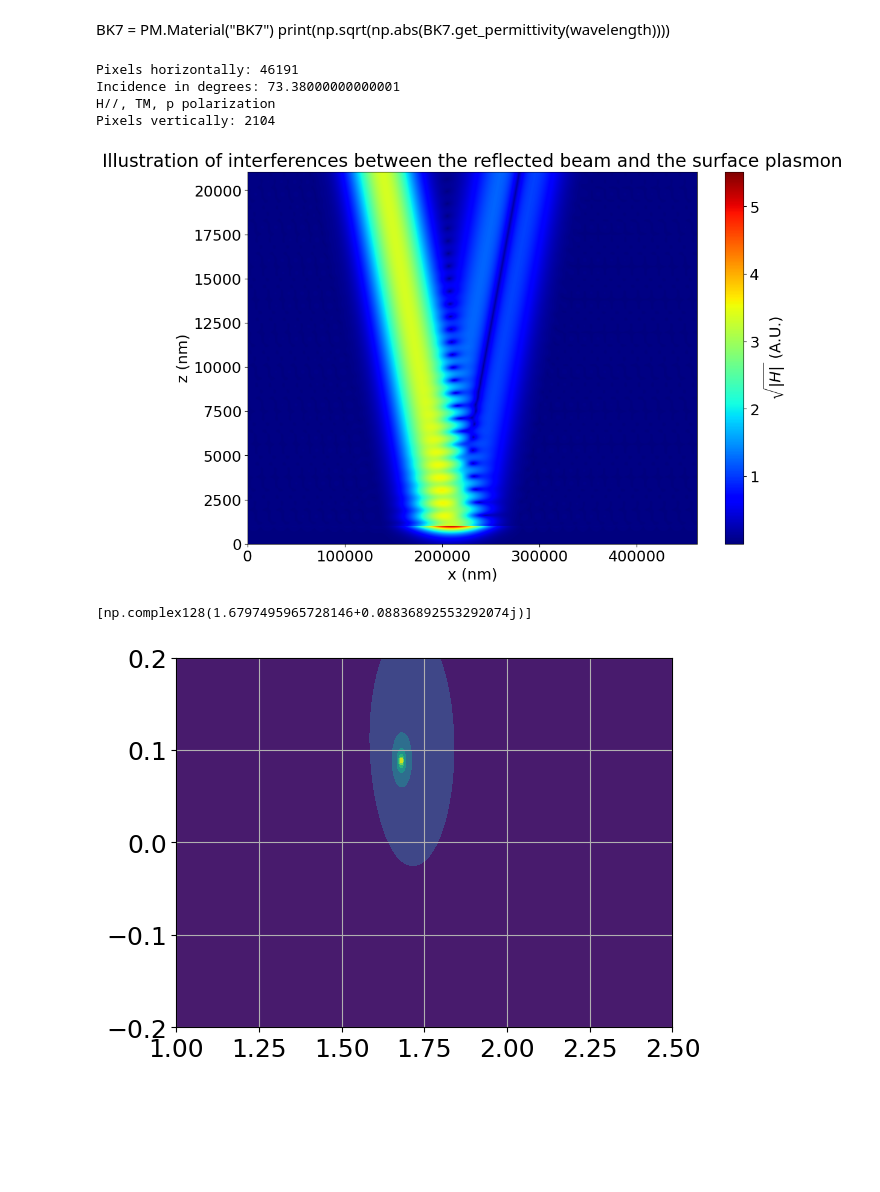
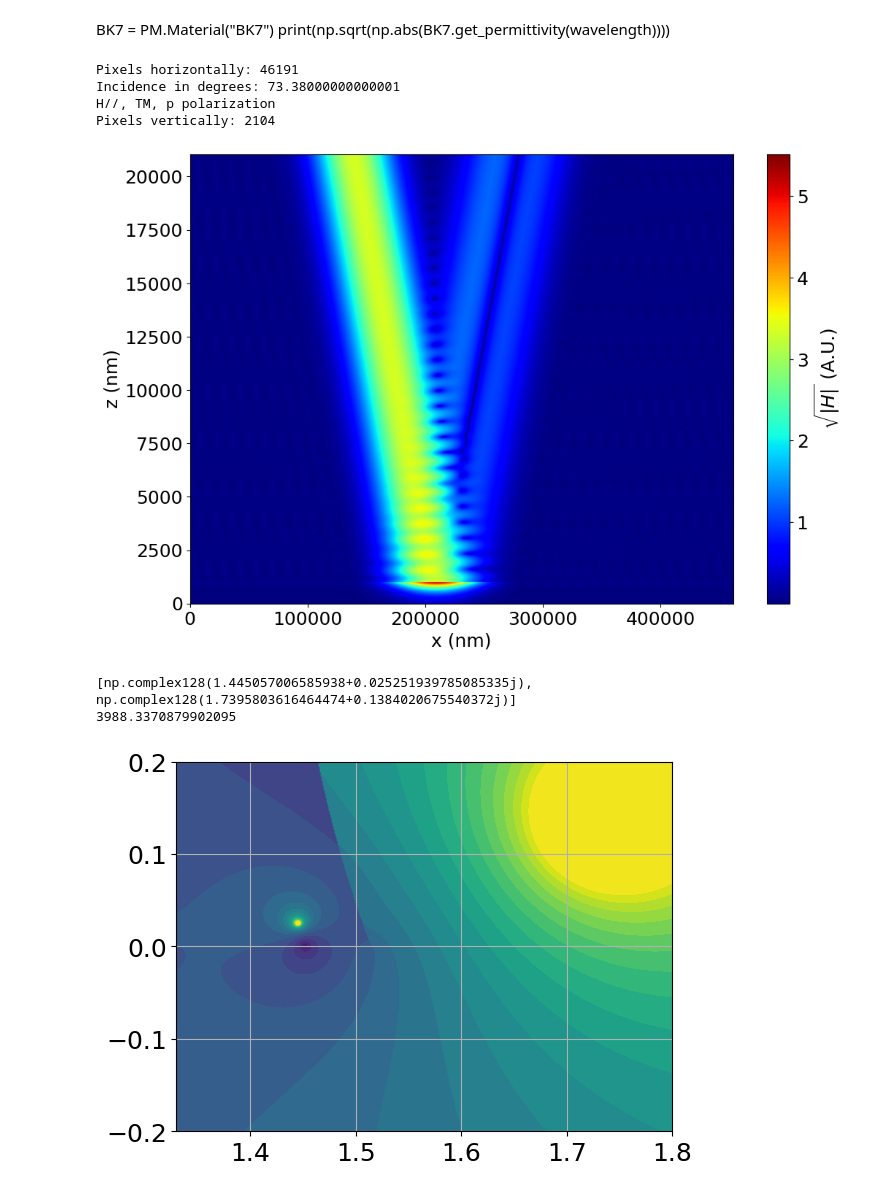
Before and after one commit to Tristan63170/Interferometric_Reflectivity_Dip, a Jupyter notebook: with_water/surface_plasmon_illustration.ipynb, the cells around one changed output. Drawn from its saved outputs; the diff is of its cells as text; code cells hidden in the pictures; blank space fills up the shorter version.

Commit message:
add plots for NANOP

```diff
--- a/with_water/surface_plasmon_illustration.ipynb
+++ b/with_water/surface_plasmon_illustration.ipynb
@@ -42,26 +44,26 @@ print(np.sqrt(np.abs(BK7.get_permittivity(wavelength))))
 # %%
 window = PM.Window(w*10, 0.3,10 , 10)
 beam = PM.Beam(wavelength, 73.38*np.pi/180, 1, w/2)
 H = PM.field(structure,beam,window)
 
 plt.figure(figsize=(12, 8))
 plt.imshow(np.abs(H)**0.5,cmap='jet',extent=[0,window.width,0,sum(structure.thickness)],aspect='auto')
 # plt.imshow(np.real(H)*(np.real(H)>0),cmap='jet',extent=[0,window.width,0,sum(structure.thickness)],aspect='auto')
 # plt.clim(0,0.04*np.max(np.abs(H)))
 plt.xlabel('x (nm)')
 plt.ylabel('z (nm)')
-plt.title('Illustration of interferences between the reflected beam and the surface plasmon')
+# plt.title('Illustration of interferences between the reflected beam and the surface plasmon')
 cbar=plt.colorbar()
 cbar.set_label(r'$\sqrt{|H|}$ (A.U.)');
 
 if SAVE_MODE:
     for file_ext in save_formats:
         plt.savefig(f"Plots/{file_ext}/surface_plasmon_illustration.{file_ext}", bbox_inches="tight")
 # %% [output]
 Pixels horizontally: 46191
 Incidence in degrees: 73.38000000000001
 H//, TM, p polarization
 Pixels vertically: 2104
-[figure, old version]
+[figure, new version]
 # %%
 mat = ["BK7",Cr,Au,1.33**2]
@@ -70,11 +72,13 @@ stack = [0, 1, 2]
 structure = PM.Structure(mat, stack, thickness, verbose=False)
 # %%
-X,Y,T = complex_map(structure,wavelength,1,[1.,2.5],[-0.2,0.2],300,300)
-plt.contourf(X,Y,np.sqrt(np.real(T)))
+X,Y,T = complex_map(structure,wavelength,1,[1.33,1.8],[-0.2,0.2],500,500)
+plt.contourf(X,Y,np.sqrt(np.real(T)*(np.real(T)<10)+10*(np.real(T)>=10)),levels=20)
 plt.grid(True);
 
-l_modes = guided_modes(structure,wavelength,1,1.5,2.0)
+l_modes = guided_modes(structure,wavelength,1,1.4,1.5)
 print(l_modes)
+print(1/(np.imag(l_modes[0])*2*np.pi/wavelength))
 # %% [output]
-[np.complex128(1.6797495965728146+0.08836892553292074j)]
+[np.complex128(1.445057006585938+0.025251939785085335j), np.complex128(1.7395803616464474+0.1384020675540372j)]
+3988.3370879902095
-[figure, old version]
+[figure, new version]
```
Also changed, not shown: parts of 5 cells of this notebook, 1 other file.
